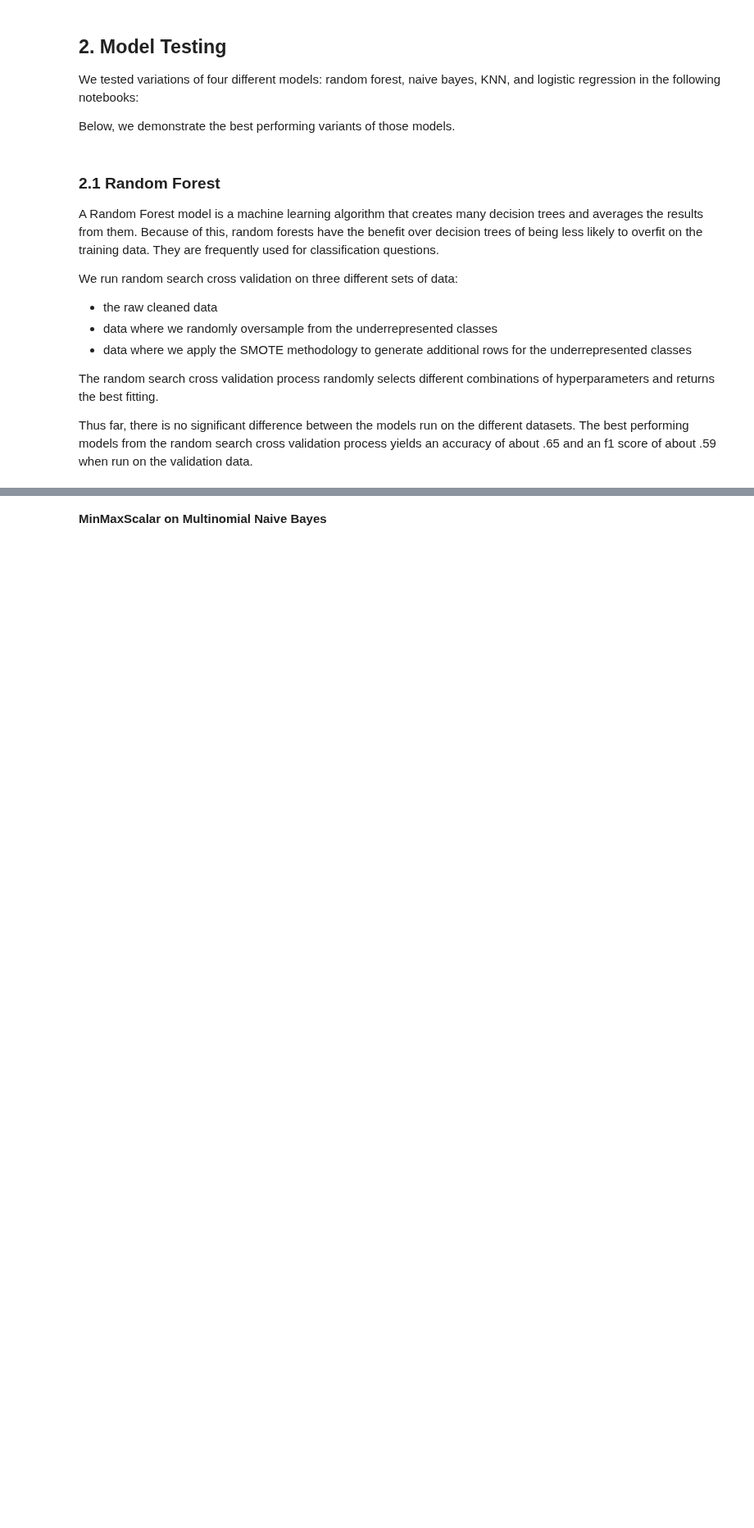
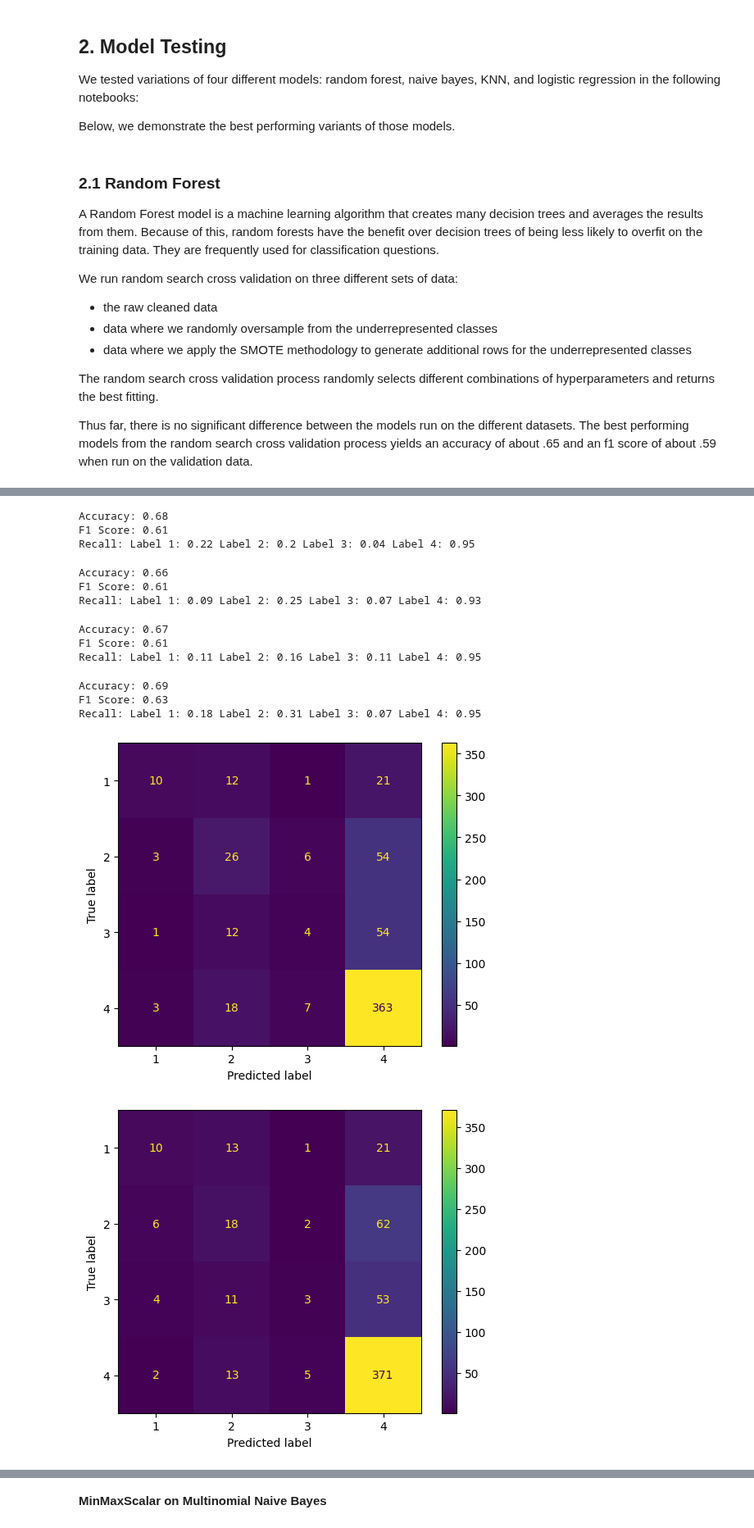
Before and after one commit to andrewjtdunn/Costa-Rican-Household-Poverty-Level-Prediction, a Jupyter notebook: Exploratory analysis/checkpoint_2.ipynb, the cells around one changed output, grey strips where cells are left out. Shown at 82% size. Cells and saved outputs as stored; diff of their text form; code cells hidden in the pictures; blank space fills up the shorter version.

```diff
--- a/Exploratory analysis/checkpoint_2.ipynb
+++ b/Exploratory analysis/checkpoint_2.ipynb
@@ -110,14 +78,7 @@ analyze_k.select_best(knn_results,'recall',4)
 # %%
-# Pull the different dataframes
-
-# raw cleaned data
-df, X_valid, y_valid = load_data.load_train_data()
-X = df.iloc[:, :-1]
-y = df.loc[:, 'Target']
-
 # Create oversampled dataframes
-train_X_resampled, train_y_resampled = load_data.gen_oversample_date()
-X_smote, y_smote = load_data.gen_SMOTE_data()
+# train_X_resampled, train_y_resampled = load_data.gen_oversample_date(df)
+# X_smote, y_smote = load_data.gen_SMOTE_data(df)
 # %% [markdown]
 ### 1.2 Feature Engineering
 
@@ -160,7 +121,13 @@ clf = RandomForestClassifier(random_state = SEED,
                             max_depth = 100,
                             bootstrap = False
 )
-clf.fit(X, y)
-
-y_pred = clf.predict(X_valid)
-evaluate_classification(y_pred, y_valid, cm = True)
+clf_results = {}
+for key in train_indices.keys():
+    X_train = df.drop(columns="Target").iloc[train_indices[key],:]
+    y_train = df.loc[:,['Target']].iloc[train_indices[key],:]
+    X_valid = df.drop(columns="Target").iloc[test_indices[key],:]
+    y_valid = df.loc[:,['Target']].iloc[test_indices[key],:]
+    clf.fit(X_train, y_train)
+    y_pred = clf.predict(X_valid)
+    clf_results[key] = evaluate_classification(y_pred, y_valid, cm = True, return_vals=True)
+# %% [output]
@@ -166,0 +137,14 @@ evaluate_classification(y_pred, y_valid, cm = True)
+Accuracy: 0.68
+F1 Score: 0.61
+Recall: Label 1: 0.22 Label 2: 0.2 Label 3: 0.04 Label 4: 0.95
+Accuracy: 0.66
+F1 Score: 0.61
+Recall: Label 1: 0.09 Label 2: 0.25 Label 3: 0.07 Label 4: 0.93
+Accuracy: 0.67
+F1 Score: 0.61
+Recall: Label 1: 0.11 Label 2: 0.16 Label 3: 0.11 Label 4: 0.95
+Accuracy: 0.69
+F1 Score: 0.63
+Recall: Label 1: 0.18 Label 2: 0.31 Label 3: 0.07 Label 4: 0.95
+[figure, added]
+[figure, added]
```
Also changed, not shown: parts of 20 cells of this notebook.
